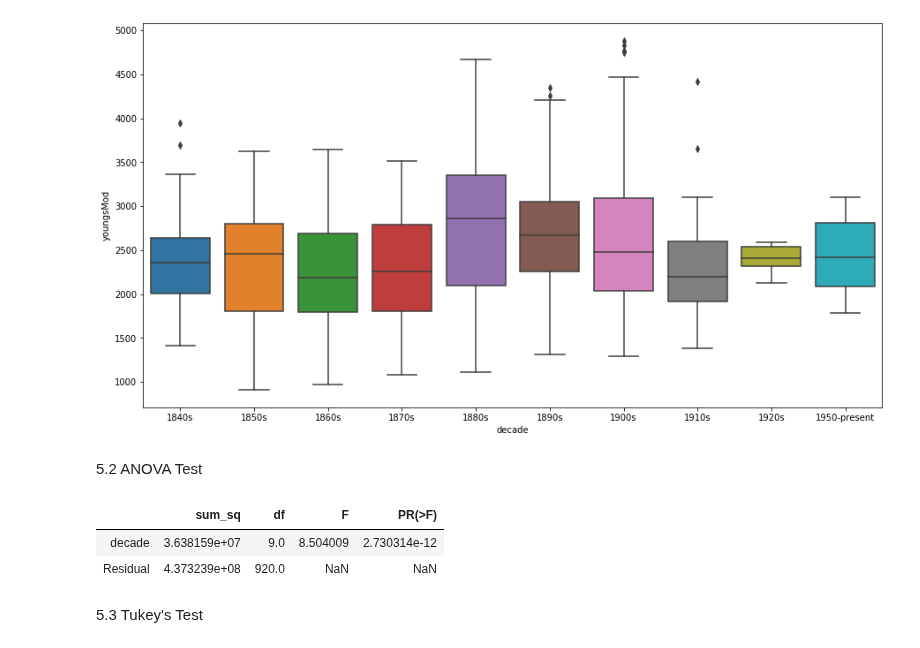
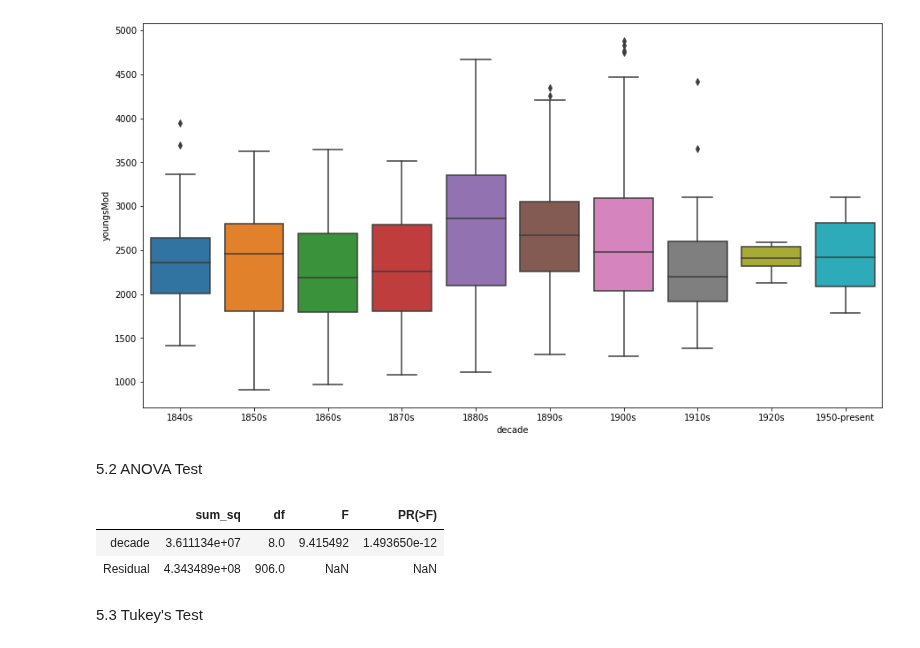
Before and after one commit to hujingc/umsi_loc_anc, a Jupyter notebook: loading_views.ipynb, the cells around one changed output. Drawn from its saved outputs; the diff is of its cells as text; code cells hidden in the pictures.

Commit message:
completed decade analysis
Boxplots, ANOVA, and Tukey's Test

```diff
--- a/loading_views.ipynb
+++ b/loading_views.ipynb
@@ -562,13 +719,15 @@ sns.boxplot(x="decade",y="youngsMod", data=publisher_analysis_data)
 # %% [markdown]
 5.2 ANOVA Test
 # %%
-ph_lm = ols('youngsMod ~ decade', data=publisher_analysis_data).fit()
-table = sm.stats.anova_lm(ph_lm, typ=2) # Type 2 ANOVA DataFrame
+df = publisher_analysis_data[publisher_analysis_data.decade != '1950-present']
+
+lm = ols('youngsMod ~ decade', data=df).fit()
+table = sm.stats.anova_lm(lm, typ=2) # Type 2 ANOVA DataFrame
 table
 # %% [output]
 |  | sum_sq | df | F | PR(>F) |
-| decade | 3.638159e+07 | 9.0 | 8.504009 | 2.730314e-12 |
-| Residual | 4.373239e+08 | 920.0 | NaN | NaN |
+| decade | 3.611134e+07 | 8.0 | 9.415492 | 1.493650e-12 |
+| Residual | 4.343489e+08 | 906.0 | NaN | NaN |
 # %% [markdown]
 5.3 Tukey's Test
 # %%
```
Also changed, not shown: parts of 40 cells of this notebook.
